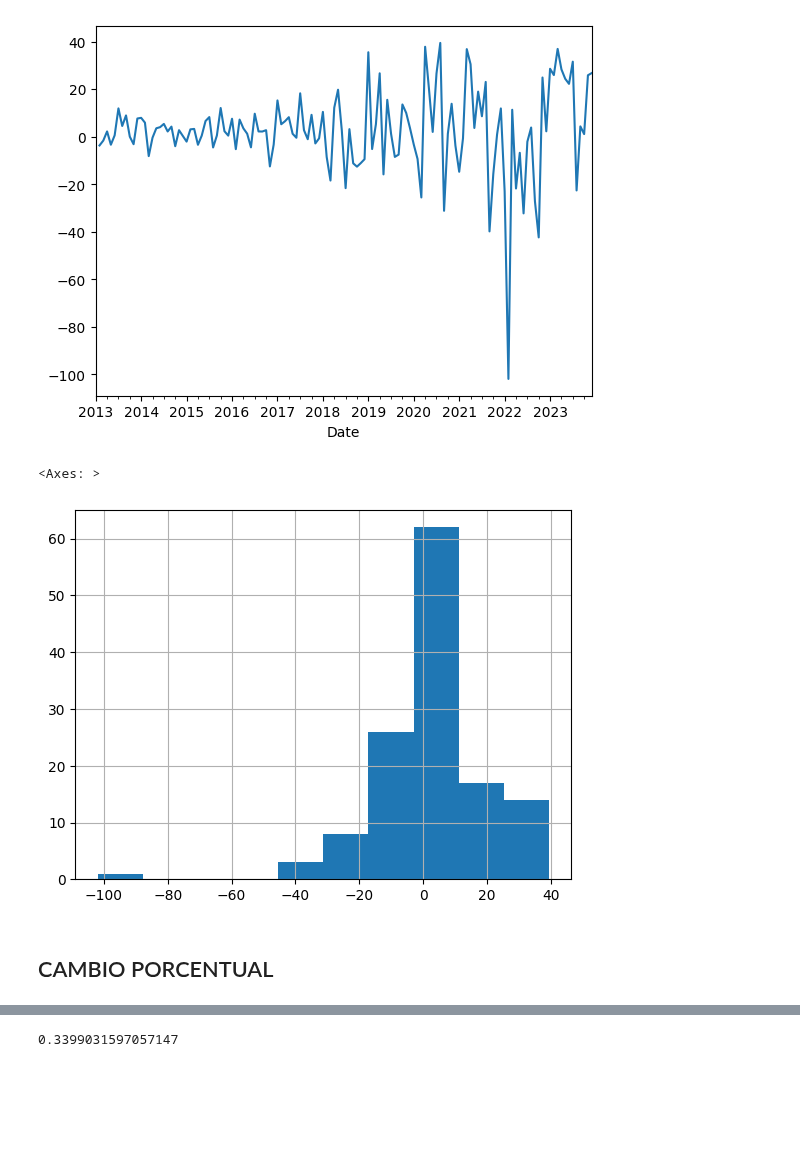
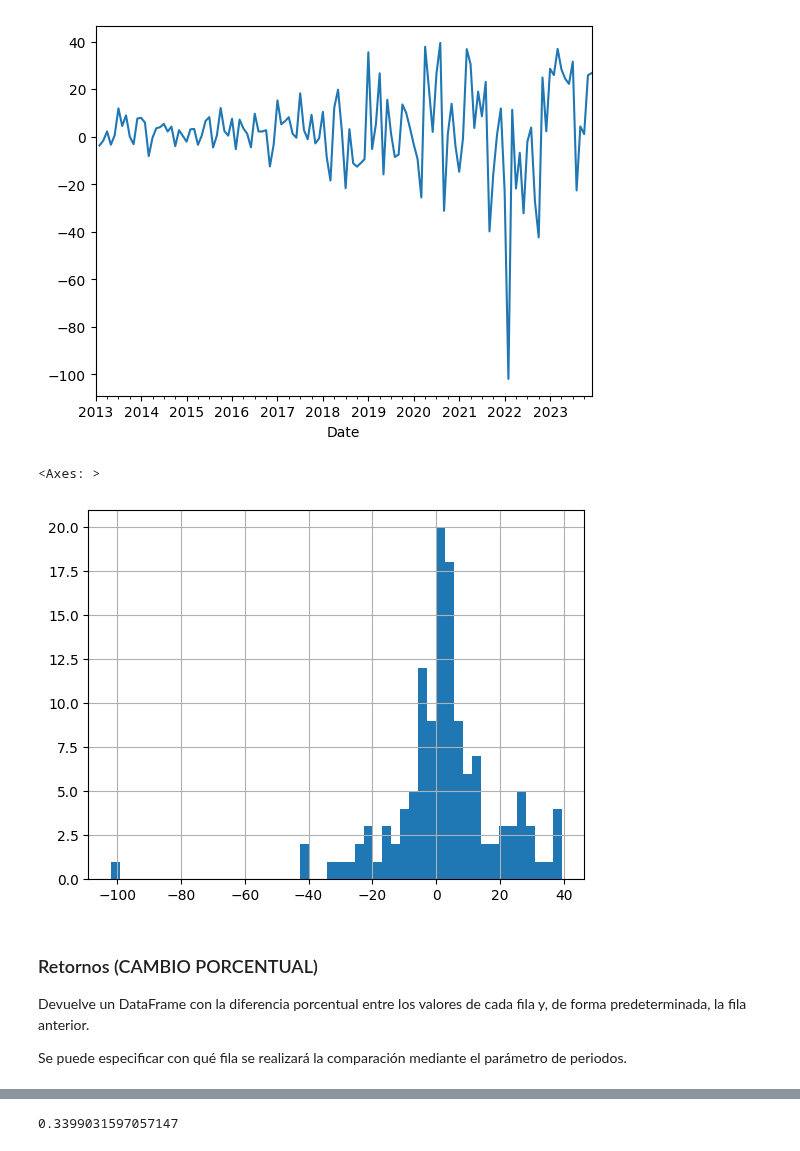
Before and after one commit to Michelleagl/Series_de_Tiempo, a Jupyter notebook: transformaciones_ajustes.ipynb, the cells around one changed output, grey strips where cells are left out. Cells and saved outputs as stored; diff of their text form; code cells hidden in the pictures; blank space fills up the shorter version.

```diff
--- a/transformaciones_ajustes.ipynb
+++ b/transformaciones_ajustes.ipynb
@@ -85,9 +152,13 @@ hist2.diff().plot()
 <Axes: xlabel='Date'>
 [figure]
 # %%
-hist2.diff().hist()
+hist2.diff().hist(bins=50)
 # %% [output]
 <Axes: >
-[figure, old version]
+[figure, new version]
-# %% [markdown]
-## CAMBIO PORCENTUAL
+# %% [markdown]
+###  Retornos (CAMBIO PORCENTUAL)
+
+Devuelve un DataFrame con la diferencia porcentual entre los valores de cada fila y, de forma predeterminada, la fila anterior.
+
+Se puede especificar con qué fila se realizará la comparación mediante el parámetro de periodos.
```
Also changed, not shown: parts of 43 cells of this notebook.
